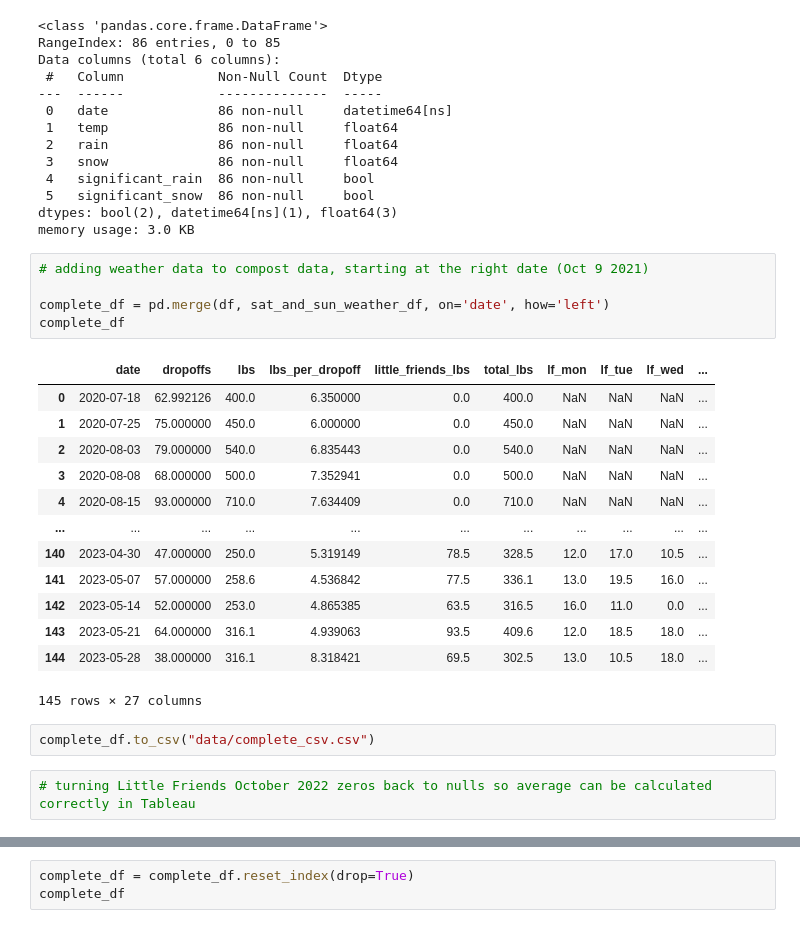
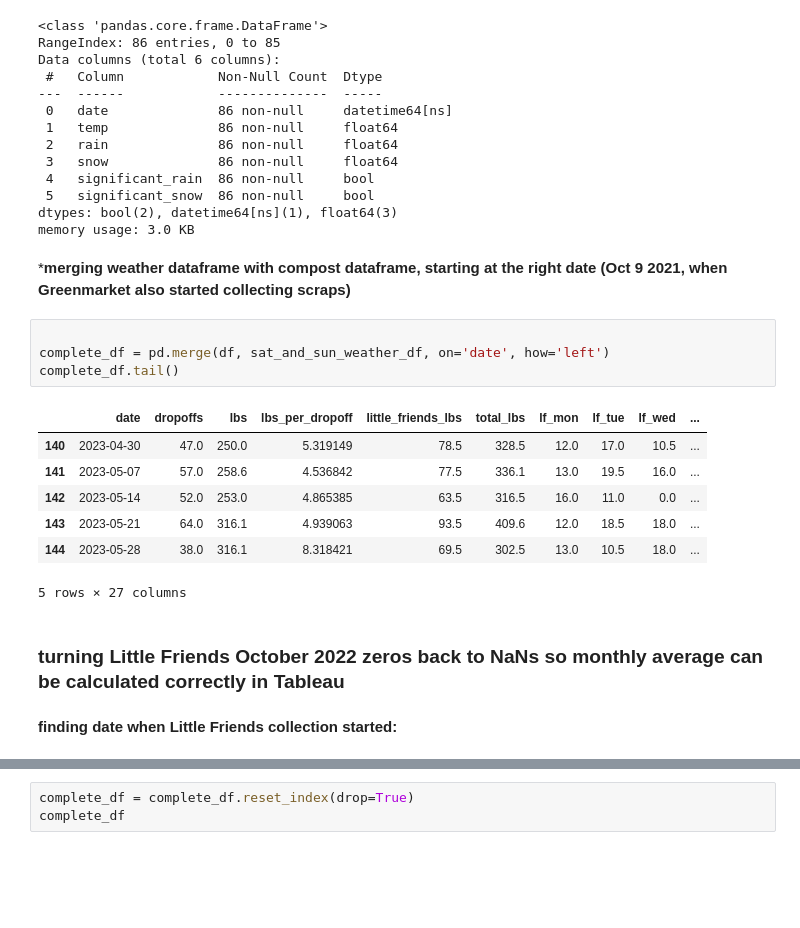
Before and after one commit to alandavidgrunberg/Compost_Garden_Analyis, a Jupyter notebook: Compost_Data_Prep.ipynb, the cells around one changed output, grey strips where cells are left out. Cells and saved outputs as stored; diff of their text form; blank space fills up the shorter version.

```diff
--- a/Compost_Data_Prep.ipynb
+++ b/Compost_Data_Prep.ipynb
@@ -998,27 +548,22 @@ Data columns (total 6 columns):
  5   significant_snow  86 non-null     bool
 dtypes: bool(2), datetime64[ns](1), float64(3)
 memory usage: 3.0 KB
+# %% [markdown]
+***merging weather dataframe with compost dataframe, starting at the right date (Oct 9 2021, when Greenmarket also started collecting scraps)**
 # %%
-# adding weather data to compost data, starting at the right date (Oct 9 2021)
 
 complete_df = pd.merge(df, sat_and_sun_weather_df, on='date', how='left')
-complete_df
+complete_df.tail()
 # %% [output]
 |  | date | dropoffs | lbs | lbs_per_dropoff | little_friends_lbs | total_lbs | lf_mon | lf_tue | lf_wed | ... |
-| 0 | 2020-07-18 | 62.992126 | 400.0 | 6.350000 | 0.0 | 400.0 | NaN | NaN | NaN | ... |
-| 1 | 2020-07-25 | 75.000000 | 450.0 | 6.000000 | 0.0 | 450.0 | NaN | NaN | NaN | ... |
-| 2 | 2020-08-03 | 79.000000 | 540.0 | 6.835443 | 0.0 | 540.0 | NaN | NaN | NaN | ... |
-| 3 | 2020-08-08 | 68.000000 | 500.0 | 7.352941 | 0.0 | 500.0 | NaN | NaN | NaN | ... |
-| 4 | 2020-08-15 | 93.000000 | 710.0 | 7.634409 | 0.0 | 710.0 | NaN | NaN | NaN | ... |
-| ... | ... | ... | ... | ... | ... | ... | ... | ... | ... | ... |
-| 140 | 2023-04-30 | 47.000000 | 250.0 | 5.319149 | 78.5 | 328.5 | 12.0 | 17.0 | 10.5 | ... |
-| 141 | 2023-05-07 | 57.000000 | 258.6 | 4.536842 | 77.5 | 336.1 | 13.0 | 19.5 | 16.0 | ... |
-| 142 | 2023-05-14 | 52.000000 | 253.0 | 4.865385 | 63.5 | 316.5 | 16.0 | 11.0 | 0.0 | ... |
-| 143 | 2023-05-21 | 64.000000 | 316.1 | 4.939063 | 93.5 | 409.6 | 12.0 | 18.5 | 18.0 | ... |
-| 144 | 2023-05-28 | 38.000000 | 316.1 | 8.318421 | 69.5 | 302.5 | 13.0 | 10.5 | 18.0 | ... |
+| 140 | 2023-04-30 | 47.0 | 250.0 | 5.319149 | 78.5 | 328.5 | 12.0 | 17.0 | 10.5 | ... |
+| 141 | 2023-05-07 | 57.0 | 258.6 | 4.536842 | 77.5 | 336.1 | 13.0 | 19.5 | 16.0 | ... |
+| 142 | 2023-05-14 | 52.0 | 253.0 | 4.865385 | 63.5 | 316.5 | 16.0 | 11.0 | 0.0 | ... |
+| 143 | 2023-05-21 | 64.0 | 316.1 | 4.939063 | 93.5 | 409.6 | 12.0 | 18.5 | 18.0 | ... |
+| 144 | 2023-05-28 | 38.0 | 316.1 | 8.318421 | 69.5 | 302.5 | 13.0 | 10.5 | 18.0 | ... |
-145 rows × 27 columns
+5 rows × 27 columns
-# %%
-complete_df.to_csv("data/complete_csv.csv")
-# %%
-# turning Little Friends October 2022 zeros back to nulls so average can be calculated correctly in Tableau
+# %% [markdown]
+### turning Little Friends October 2022 zeros back to NaNs so monthly average can be calculated correctly in Tableau
+# %% [markdown]
+**finding date when Little Friends collection started:**
 # %%
```
Also changed, not shown: parts of 85 cells of this notebook.
